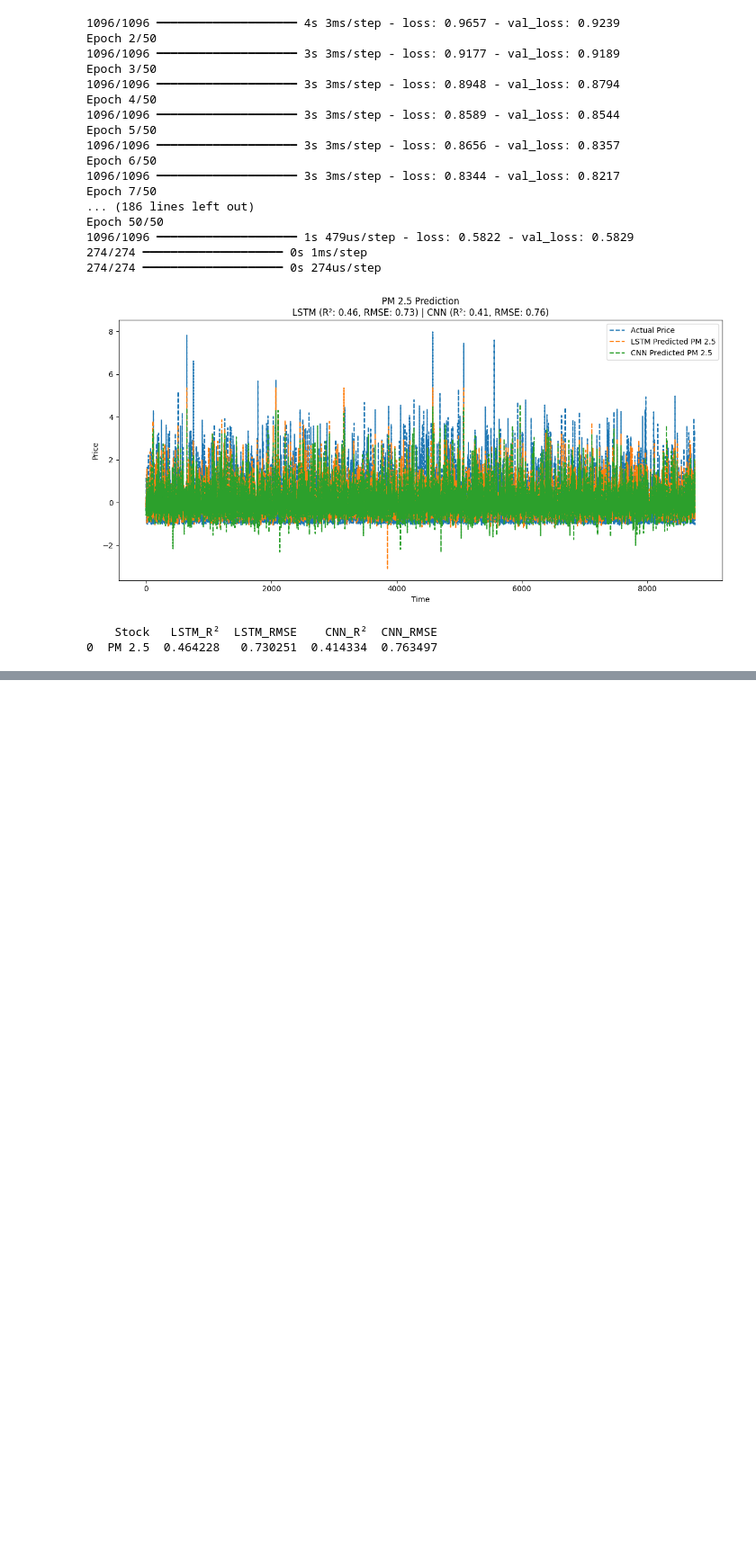
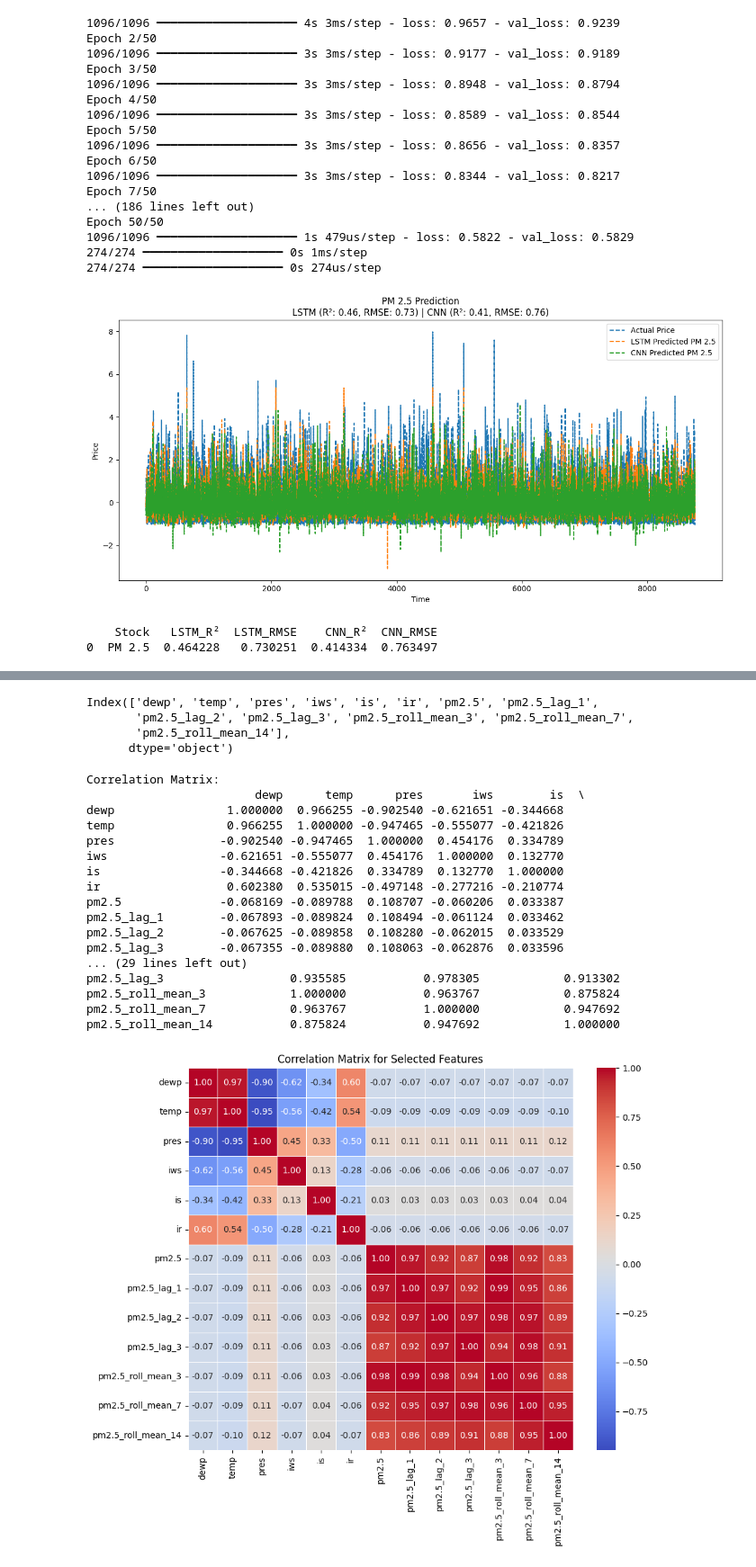
Before and after one commit to PSswathi/aai-530-group3-final-project-smartaq, a Jupyter notebook: data-preparation-analysis.ipynb, the cells around one changed output, grey strips where cells are left out. Shown at 90% size. Saved outputs shown, nothing was run; the diff lists cells and outputs as text; code cells hidden in the pictures; blank space fills up the shorter version.

```diff
--- a/data-preparation-analysis.ipynb
+++ b/data-preparation-analysis.ipynb
@@ -596,0 +739,5 @@ Epoch 50/50
+# %%
+# Select the features of interest
+merged_df_backup = merged_df.copy()
+merged_df = merged_df[Independent_features + [target]]
+df_selected = merged_df
@@ -596,0 +818,43 @@ Epoch 50/50
+# %%
+df.columns
+# %% [output]
+Index(['dewp', 'temp', 'pres', 'iws', 'is', 'ir', 'pm2.5', 'pm2.5_lag_1',
+       'pm2.5_lag_2', 'pm2.5_lag_3', 'pm2.5_roll_mean_3', 'pm2.5_roll_mean_7',
+       'pm2.5_roll_mean_14'],
+      dtype='object')
+# %%
+# Select the features of interest
+selected_features = df.columns
+df_selected = df[selected_features]
+
+# Compute the correlation matrix
+correlation_matrix = df_selected.corr()
+
+# Display the correlation matrix
+print("Correlation Matrix:")
+print(correlation_matrix)
+
+# Visualize the correlation matrix as a heatmap
+plt.figure(figsize=(10, 8))
+sns.heatmap(correlation_matrix, annot=True, cmap='coolwarm', fmt=".2f", linewidths=0.5)
+plt.title("Correlation Matrix for Selected Features")
+plt.show()
+# %% [output]
+Correlation Matrix:
+                        dewp      temp      pres       iws        is  \
+dewp                1.000000  0.966255 -0.902540 -0.621651 -0.344668
+temp                0.966255  1.000000 -0.947465 -0.555077 -0.421826
+pres               -0.902540 -0.947465  1.000000  0.454176  0.334789
+iws                -0.621651 -0.555077  0.454176  1.000000  0.132770
+is                 -0.344668 -0.421826  0.334789  0.132770  1.000000
+ir                  0.602380  0.535015 -0.497148 -0.277216 -0.210774
+pm2.5              -0.068169 -0.089788  0.108707 -0.060206  0.033387
+pm2.5_lag_1        -0.067893 -0.089824  0.108494 -0.061124  0.033462
+pm2.5_lag_2        -0.067625 -0.089858  0.108280 -0.062015  0.033529
+pm2.5_lag_3        -0.067355 -0.089880  0.108063 -0.062876  0.033596
+... (29 lines left out)
+pm2.5_lag_3                  0.935585           0.978305            0.913302
+pm2.5_roll_mean_3            1.000000           0.963767            0.875824
+pm2.5_roll_mean_7            0.963767           1.000000            0.947692
+pm2.5_roll_mean_14           0.875824           0.947692            1.000000
+[figure, added]
```
Also changed, not shown: parts of 4 cells of this notebook.
